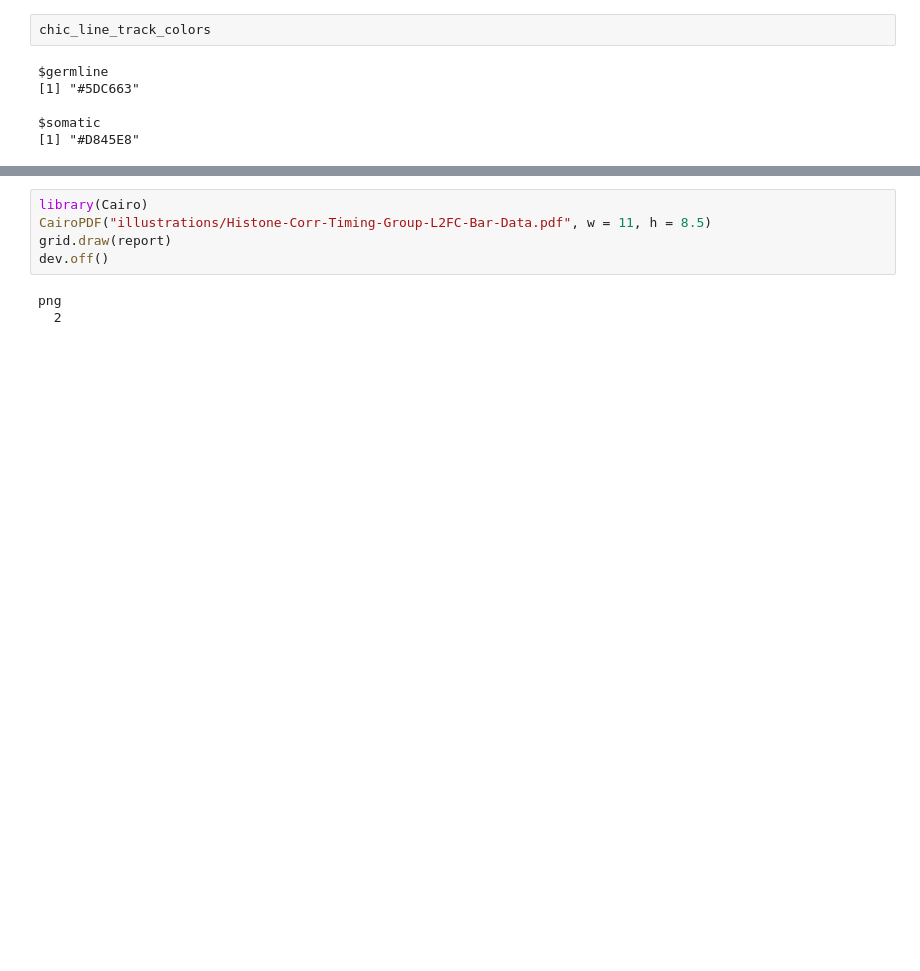
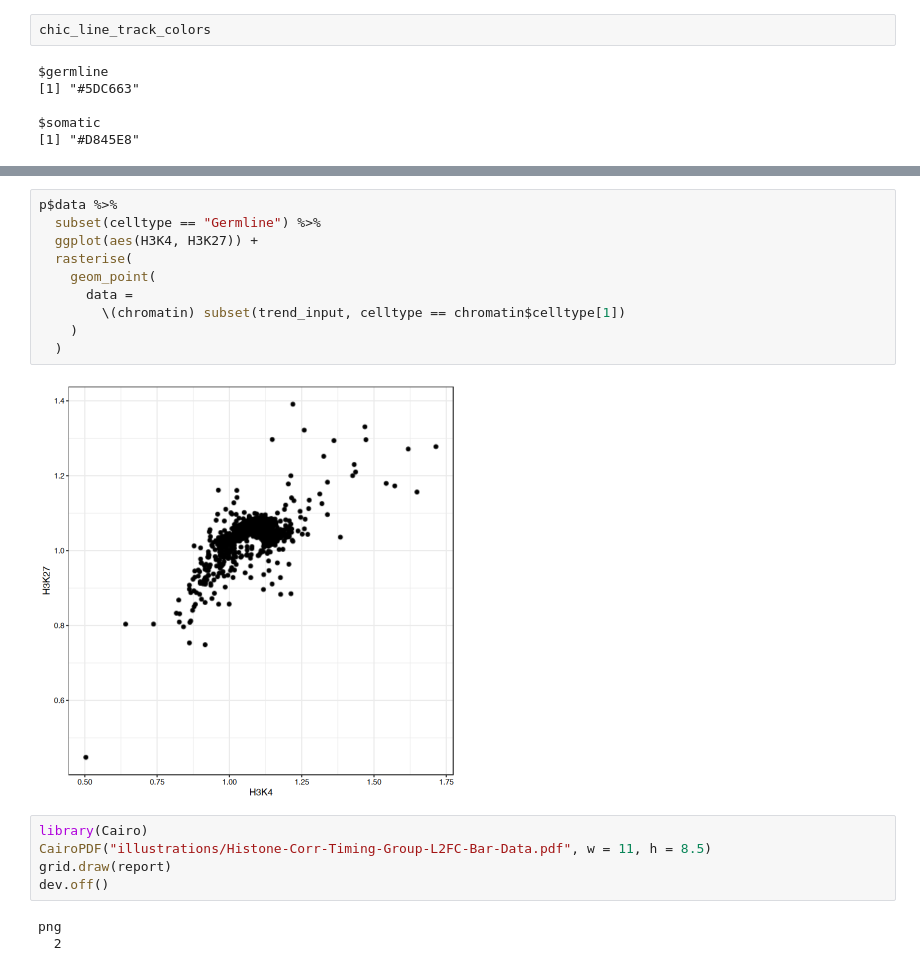
Before and after one commit to ringw/Upd-Germline-Genomics, a Jupyter notebook: illustrations/HistoneCodeReplicationCode.ipynb, the cells around one changed output, grey strips where cells are left out. Cells and saved outputs as stored; diff of their text form; blank space fills up the shorter version.

```diff
--- a/illustrations/HistoneCodeReplicationCode.ipynb
+++ b/illustrations/HistoneCodeReplicationCode.ipynb
@@ -1107,3 +1155,15 @@ replace the existing one.
+# %%
+p$data %>%
+  subset(celltype == "Germline") %>%
+  ggplot(aes(H3K4, H3K27)) +
+  rasterise(
+    geom_point(
+      data =
+        \(chromatin) subset(trend_input, celltype == chromatin$celltype[1])
+    )
+  )
+# %% [output]
+[figure, added]
 # %%
 library(Cairo)
 CairoPDF("illustrations/Histone-Corr-Timing-Group-L2FC-Bar-Data.pdf", w = 11, h = 8.5)
```
Also changed, not shown: parts of 27 cells of this notebook.
